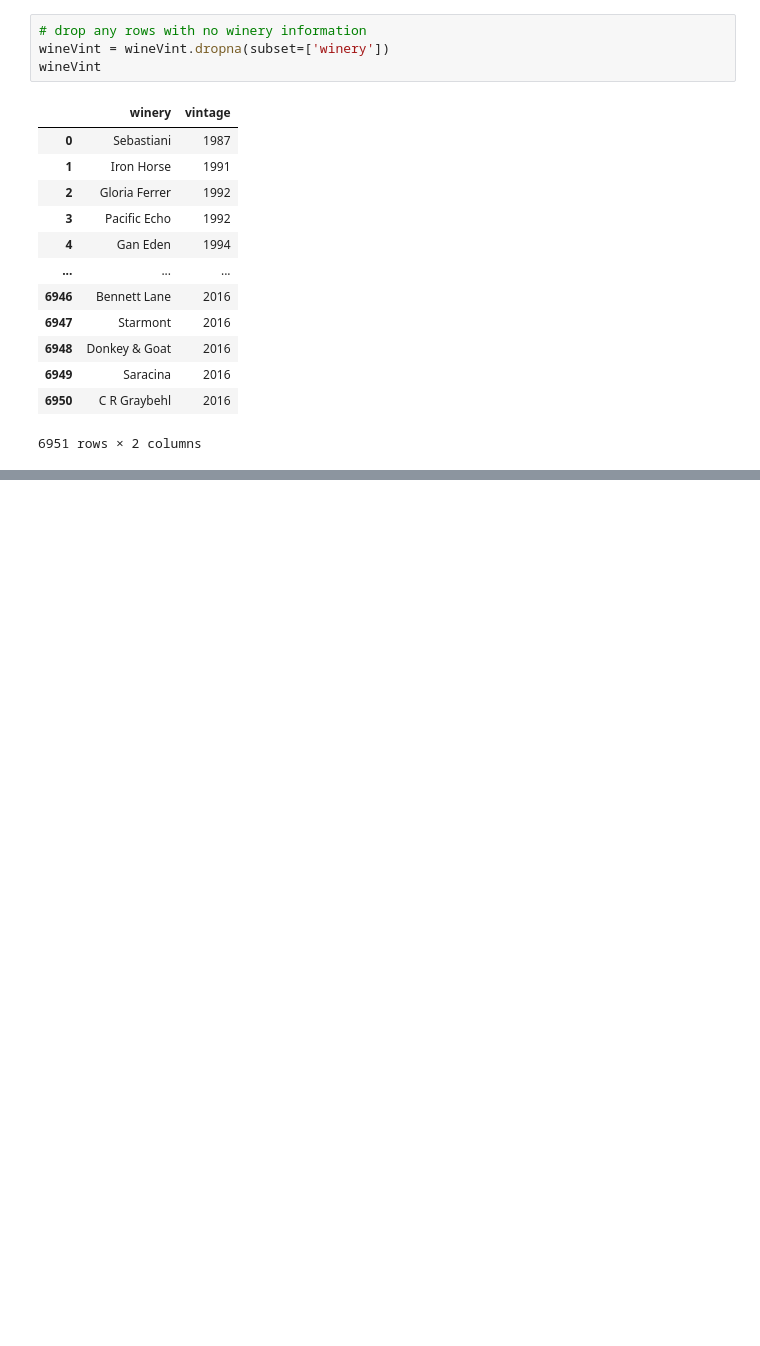
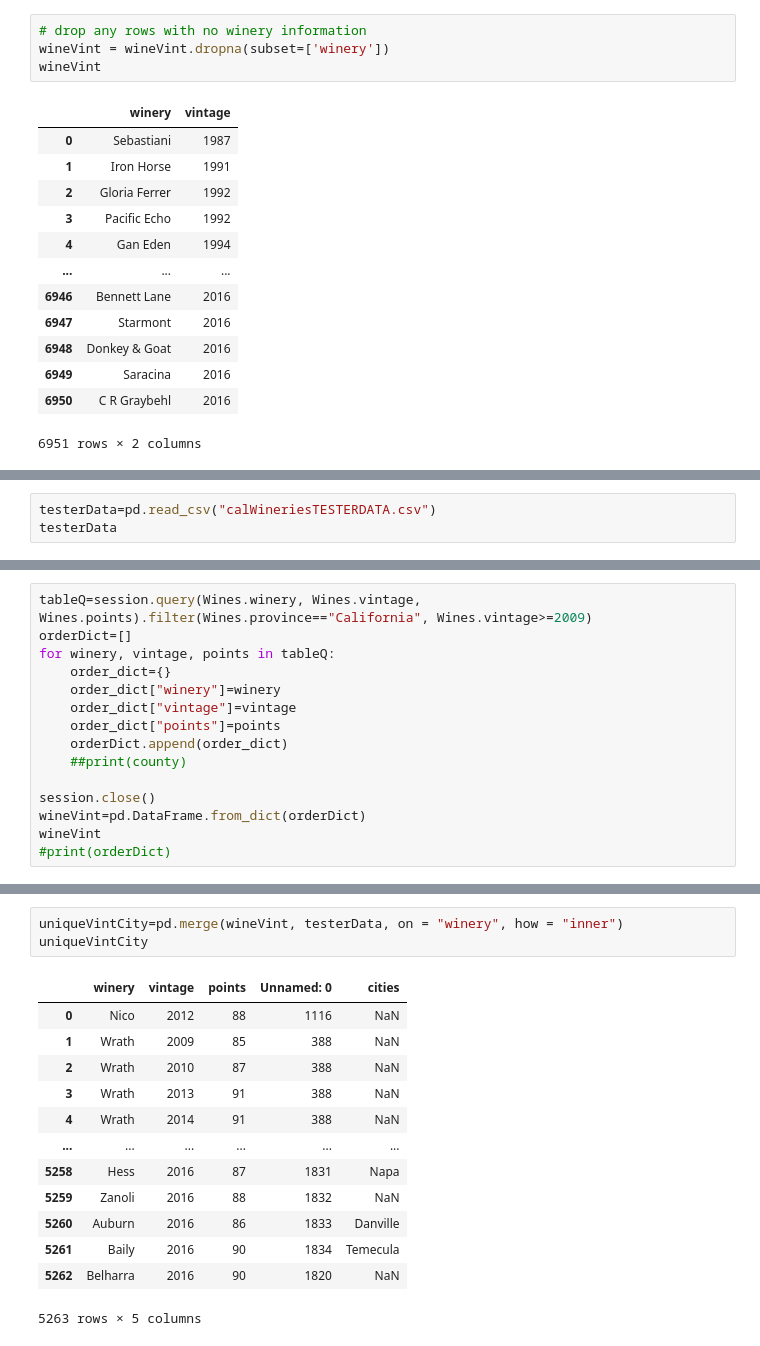
Before and after one commit to TempestCampbell/Machine-Learning-Project, a Jupyter notebook: WeatherDataPull/WeatherPull.ipynb, the cells around one changed output, grey strips where cells are left out. Saved outputs shown, nothing was run; the diff lists cells and outputs as text; blank space fills up the shorter version.

```diff
--- a/WeatherDataPull/WeatherPull.ipynb
+++ b/WeatherDataPull/WeatherPull.ipynb
@@ -174,0 +186,3 @@ KeyboardInterrupt: Interrupted by user
+# %%
+testerData=pd.read_csv("calWineriesTESTERDATA.csv")
+testerData
@@ -174,0 +203,15 @@ KeyboardInterrupt: Interrupted by user
+# %%
+tableQ=session.query(Wines.winery, Wines.vintage, Wines.points).filter(Wines.province=="California", Wines.vintage>=2009)
+orderDict=[]
+for winery, vintage, points in tableQ:
+    order_dict={}
+    order_dict["winery"]=winery
+    order_dict["vintage"]=vintage
+    order_dict["points"]=points
+    orderDict.append(order_dict)
+    ##print(county)
+
+session.close()
+wineVint=pd.DataFrame.from_dict(orderDict)
+wineVint
+#print(orderDict)
@@ -174,0 +261,17 @@ KeyboardInterrupt: Interrupted by user
+# %%
+uniqueVintCity=pd.merge(wineVint, testerData, on = "winery", how = "inner")
+uniqueVintCity
+# %% [output]
+|  | winery | vintage | points | Unnamed: 0 | cities |
+| 0 | Nico | 2012 | 88 | 1116 | NaN |
+| 1 | Wrath | 2009 | 85 | 388 | NaN |
+| 2 | Wrath | 2010 | 87 | 388 | NaN |
+| 3 | Wrath | 2013 | 91 | 388 | NaN |
+| 4 | Wrath | 2014 | 91 | 388 | NaN |
+| ... | ... | ... | ... | ... | ... |
+| 5258 | Hess | 2016 | 87 | 1831 | Napa |
+| 5259 | Zanoli | 2016 | 88 | 1832 | NaN |
+| 5260 | Auburn | 2016 | 86 | 1833 | Danville |
+| 5261 | Baily | 2016 | 90 | 1834 | Temecula |
+| 5262 | Belharra | 2016 | 90 | 1820 | NaN |
+5263 rows × 5 columns
```
Also changed, not shown: parts of 18 cells of this notebook, 4 other files.
